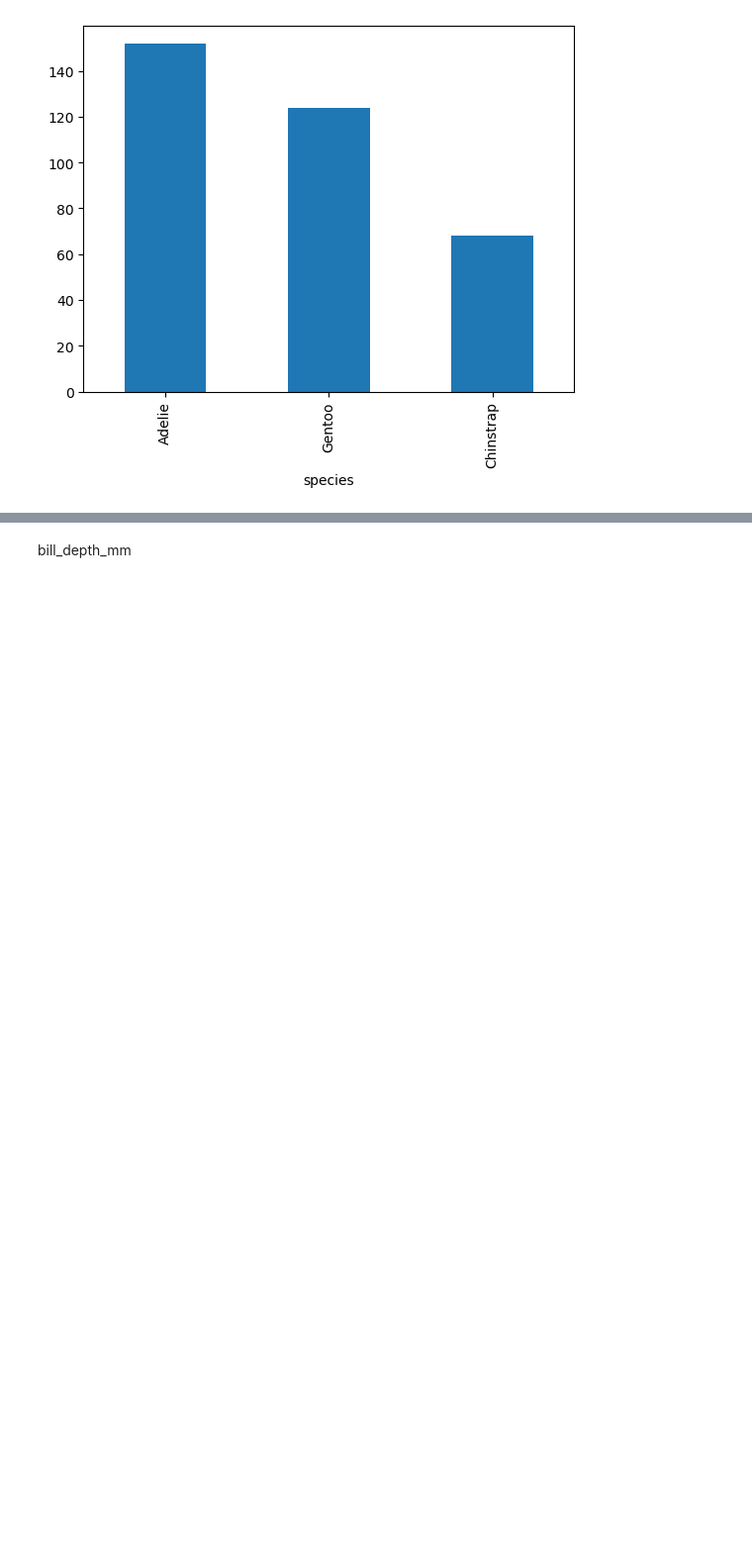
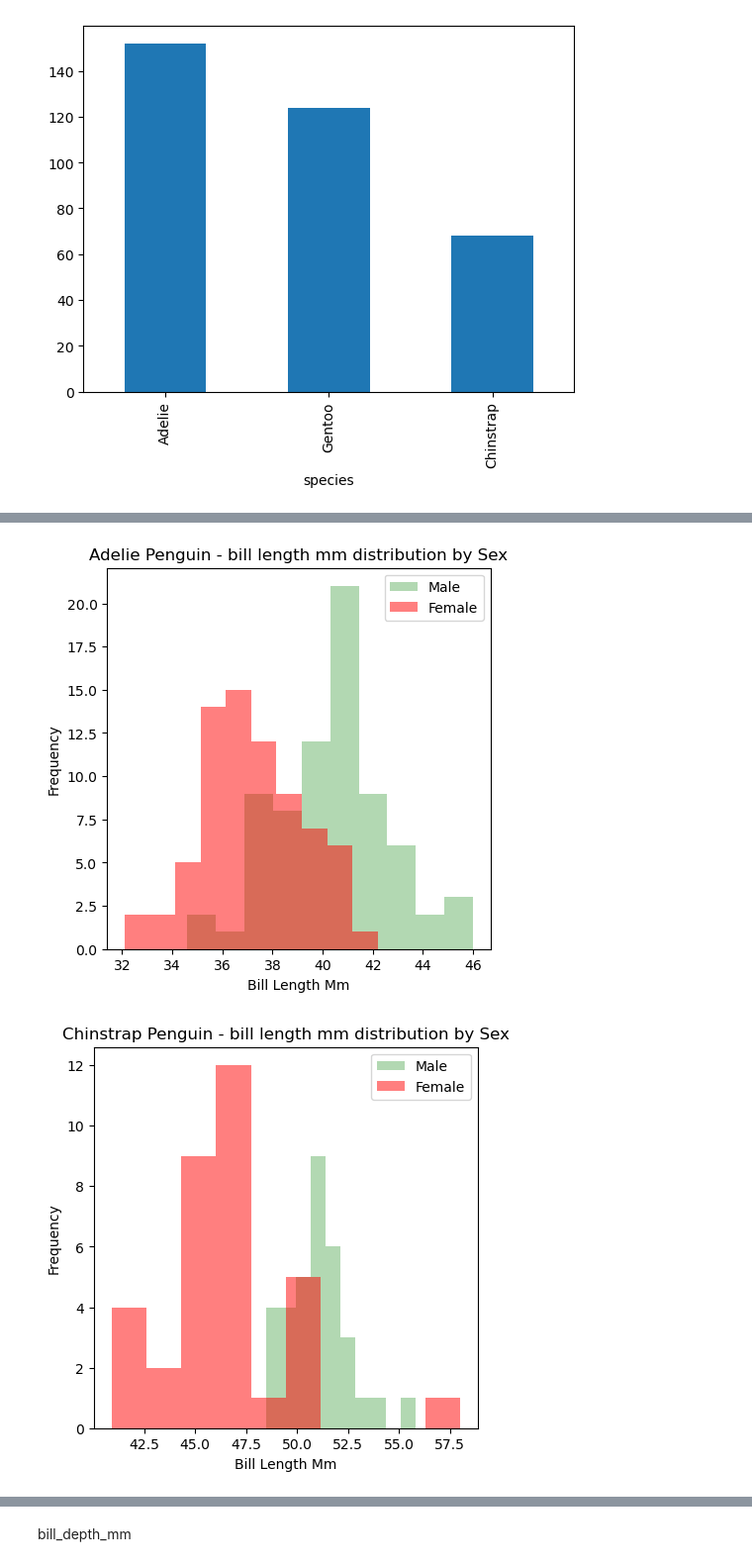
Before and after one commit to nexlanglxm/fundamentals-of-data-analysis, a Jupyter notebook: tasks.ipynb, the cells around one changed output, grey strips where cells are left out. Shown at 99% size. Cells and saved outputs as stored; diff of their text form; code cells hidden in the pictures; blank space fills up the shorter version.

```diff
--- a/tasks.ipynb
+++ b/tasks.ipynb
@@ -140,24 +175,25 @@ plt.show()
 # %%
-unique_species = peng['species'].unique()
+def plot_variable_distribution(peng, variable):
+    unique_species = peng['species'].unique()
 
-for species in unique_species:
-    species_data = peng[peng['species'] == species]
+    for species in unique_species:
+        species_data = peng[peng['species'] == species]
 
-    plt.figure(figsize=(10, 6))
+        # Create a new figure for each species
+        plt.figure(figsize=(5, 5))
 
-    # Separate data for Male and Female
-    male_data = species_data[species_data['sex'] == 'Male']['bill_length_mm']
-    female_data = species_data[species_data['sex'] == 'Female']['bill_length_mm']
+        # Separate data for Male and Female based on the variable
+        male_data = species_data[species_data['sex'] == 'Male'][variable]
+        female_data = species_data[species_data['sex'] == 'Female'][variable]
 
-    # Plot histograms for Male and Female bill lengths
-    plt.hist(male_data, alpha=0.5, label='Male', color='blue')
-    plt.hist(female_data, alpha=0.5, label='Female', color='red')
+        # Plot histograms for Male and Female
+        plt.hist(male_data, alpha=0.3, label='Male', color='green')
+        plt.hist(female_data, alpha=0.5, label='Female', color='red')
 
-    plt.title(f"{species} Penguin - Bill Length Distribution by Sex")
-    plt.xlabel("Bill Length (mm)")
-    plt.ylabel("Frequency")
+        plt.title(f"{species} Penguin - {variable.replace('_', ' ')} distribution by Sex")
+        plt.xlabel(f"{variable.replace('_', ' ').title()}")
+        plt.ylabel("Frequency")
 
-    plt.legend()
-
-    # Show the plot for each species
-    plt.show()
+        plt.legend()
+        # Show the plot for each species
+        plt.show()
@@ -167,0 +200,5 @@ for species in unique_species:
+# %%
+plot_variable_distribution(peng, 'bill_length_mm')
+# %% [output]
+[figure, added]
+[figure, added]
```
Also changed, not shown: parts of 27 cells of this notebook.
